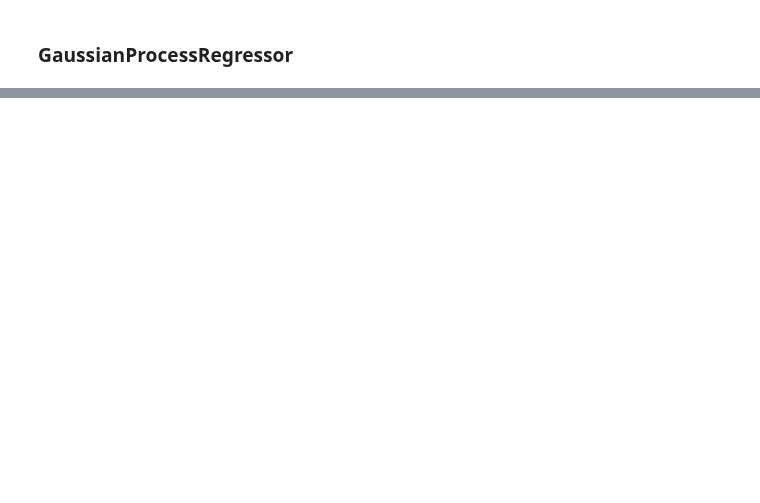
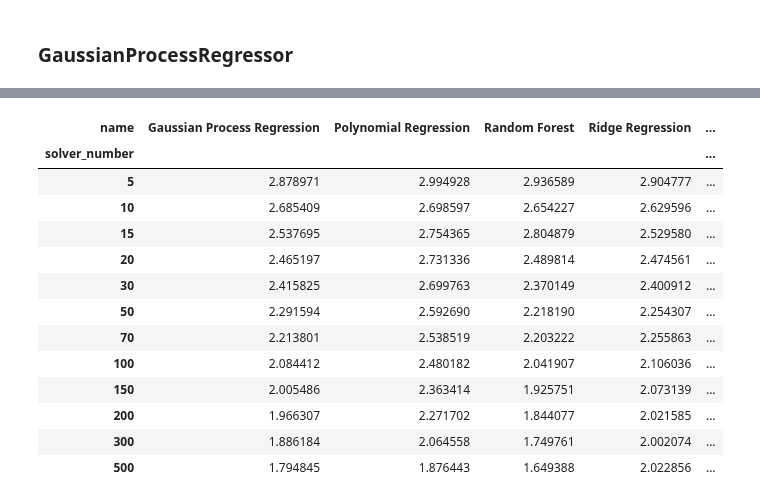
Before and after one commit to zakrzewow/raw-algorithm-portfolios, a Jupyter notebook: archive/phase1/comparison_base.ipynb, the cells around one changed output, grey strips where cells are left out. Saved outputs shown, nothing was run; the diff lists cells and outputs as text; code cells hidden in the pictures; blank space fills up the shorter version.

```diff
--- a/archive/phase1/comparison_base.ipynb
+++ b/archive/phase1/comparison_base.ipynb
@@ -549,0 +484,21 @@ plt.show()
+# %%
+result_df.pivot_table(
+    columns="name",
+    index="solver_number",
+    values="rmse",
+)
+# %% [output]
+| name | Gaussian Process Regression | Polynomial Regression | Random Forest | Ridge Regression | ... |
+| solver_number |  |  |  |  | ... |
+| 5 | 2.878971 | 2.994928 | 2.936589 | 2.904777 | ... |
+| 10 | 2.685409 | 2.698597 | 2.654227 | 2.629596 | ... |
+| 15 | 2.537695 | 2.754365 | 2.804879 | 2.529580 | ... |
+| 20 | 2.465197 | 2.731336 | 2.489814 | 2.474561 | ... |
+| 30 | 2.415825 | 2.699763 | 2.370149 | 2.400912 | ... |
+| 50 | 2.291594 | 2.592690 | 2.218190 | 2.254307 | ... |
+| 70 | 2.213801 | 2.538519 | 2.203222 | 2.255863 | ... |
+| 100 | 2.084412 | 2.480182 | 2.041907 | 2.106036 | ... |
+| 150 | 2.005486 | 2.363414 | 1.925751 | 2.073139 | ... |
+| 200 | 1.966307 | 2.271702 | 1.844077 | 2.021585 | ... |
+| 300 | 1.886184 | 2.064558 | 1.749761 | 2.002074 | ... |
+| 500 | 1.794845 | 1.876443 | 1.649388 | 2.022856 | ... |
```
Also changed, not shown: parts of 20 cells of this notebook, 8 other files.
